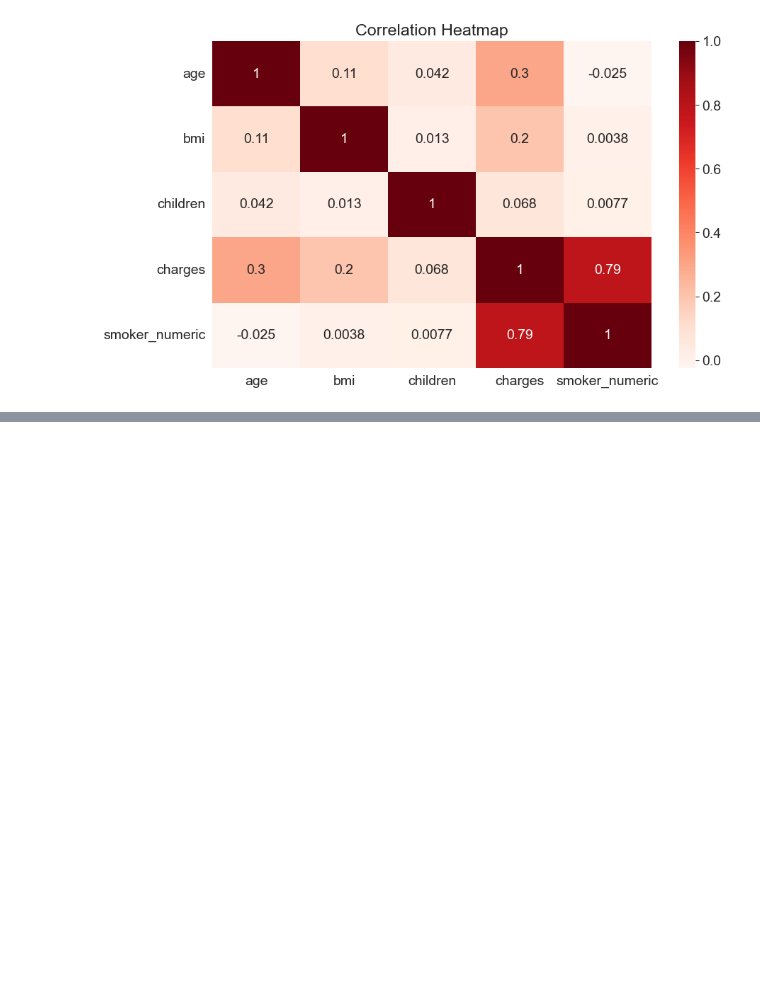
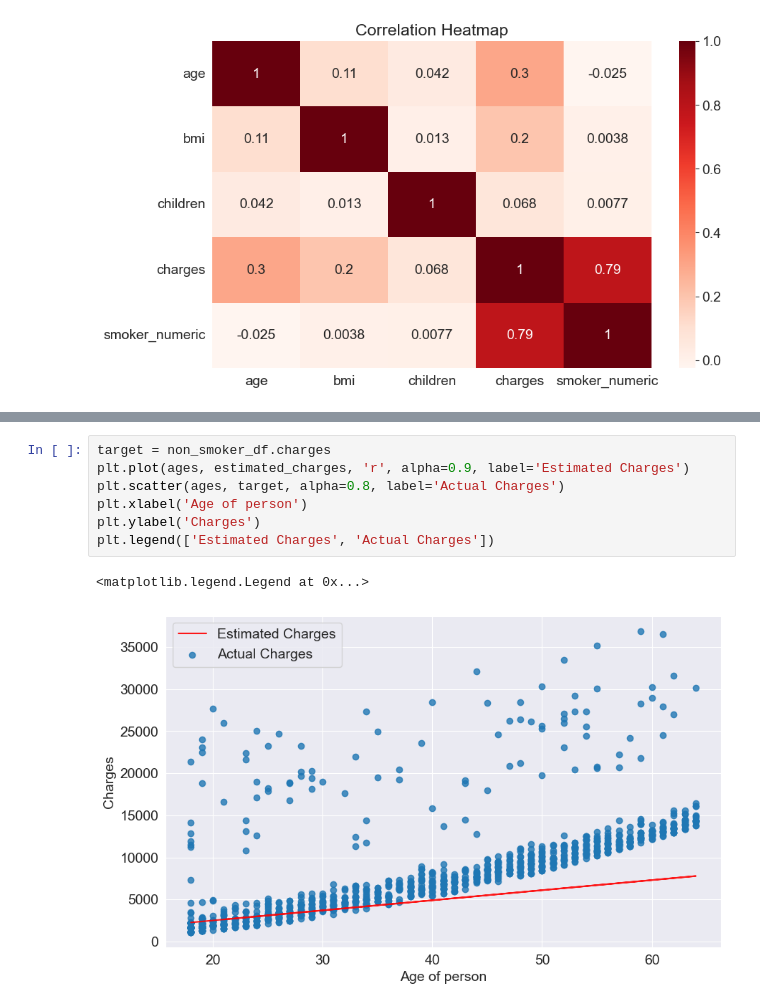
Before and after one commit to Aman14-ai/linear-regression, a Jupyter notebook: 01_medical.ipynb, the cells around one changed output, grey strips where cells are left out. Drawn from its saved outputs; the diff is of its cells as text; blank space fills up the shorter version.

```diff
--- a/01_medical.ipynb
+++ b/01_medical.ipynb
@@ -208,0 +276,10 @@ Text(0.5, 1.0, 'Correlation Heatmap')
+# %%
+target = non_smoker_df.charges
+plt.plot(ages, estimated_charges, 'r', alpha=0.9, label='Estimated Charges')
+plt.scatter(ages, target, alpha=0.8, label='Actual Charges')
+plt.xlabel('Age of person')
+plt.ylabel('Charges')
+plt.legend(['Estimated Charges', 'Actual Charges'])
+# %% [output]
+<matplotlib.legend.Legend at 0x...>
+[figure, added]
```
Also changed, not shown: parts of 14 cells of this notebook.
